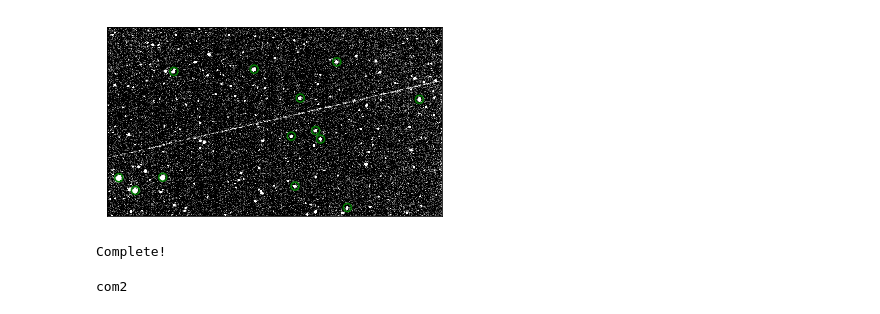
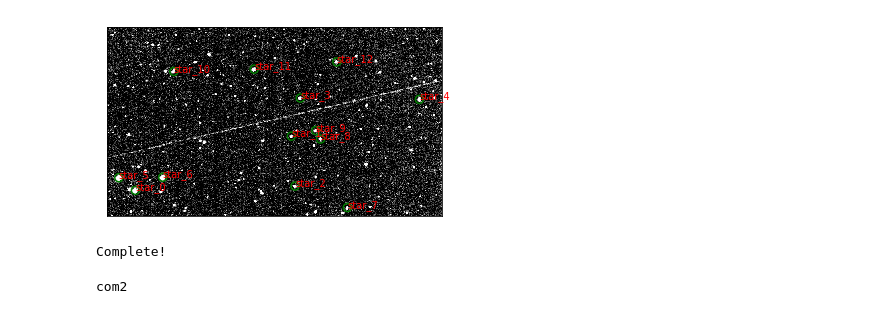
Before and after one commit to akira-hirota1994/mu-tomoe, a Jupyter notebook: photometry_redo.ipynb, the cells around one changed output. Drawn from its saved outputs; the diff is of its cells as text; code cells hidden in the pictures.

```diff
--- a/photometry_redo.ipynb
+++ b/photometry_redo.ipynb
@@ -115,10 +115,14 @@ for i in range(len(pixel_coordinates)):
     fwhm = 2*parameter[2]*(np.sqrt(2*np.log(2)))
     xx = np.linspace(xr1, xr2, 100)
     yy = gauss(xx, *parameter)
-    #ax = plt.subplot()
-    #ax.plot(xr, y, 'c.')
-    #ax.plot(xx, yy, 'r-')
-    #plt.show()
+    #star_num = i
+    #star_num = star_num.astype(np.str)
+    title = "star number_" + str(i)
+    ax = plt.subplot()
+    ax.plot(xr, y, 'c.')
+    ax.plot(xx, yy, 'r-')
+    plt.title(title)
+    plt.show()
     #file_name = star_photometry_filename[i]
     #plt.savefig(file_name)
 ##################################################################
@@ -172,36 +176,42 @@ alt = df["Beginning_height_km_"].values #[km]
 alt = alt[ID_index]
 distance = 170
 alt = np.power(alt, 2)
 distance = np.power(distance, 2)
 l = alt + distance
 l = l.astype(np.float64)
 l = np.sqrt(l)
 abs_mag = mag_vr + 10 - 5*np.log10(l)
 abs_mag_error = dispersion + 10 - 5*np.log10(l)
 ####################################################################
+clear_output()
+
+
 positions = (pixel_coordinates[:,0],pixel_coordinates[:,1])
 apertures = CircularAperture(positions, r=6.)
-rotation_angle = np.deg2rad(90-77)
-rectangular = RectangularAperture((287,153), w=600., h=20., theta=rotation_angle)
+#rotation_angle = np.deg2rad(90-77)
+#rectangular = RectangularAperture((287,153), w=600., h=20., theta=rotation_angle)
 plt.imshow(data2, cmap = 'gray', vmin = 0, vmax = 400, interpolation = 'none')
 apertures.plot(color='green', lw=1.5, alpha=5.)
+for i in range(len(pixel_coordinates)):
+    star_num = "star_" + str(i)
+    plt.text(pixel_coordinates[i,0],pixel_coordinates[i,1],star_num,color='red')
 #rectangular.plot(color='yellow', lw=0.5, alpha=5.)
 plt.tick_params(labelbottom=False,labelleft=False,bottom=False,left=False)
 plt.ylim(0, 282)
 pdf = PdfPages('test.pdf') #図をpdfに出力
 pdf.savefig()
 pdf.close()
 plt.show()
 ####################################################################
 #print mag_vr
 #clear_output()
 
 print "Complete!"
 ### aperture内に他のsourceがある場合、除く
 ### 流星の飛跡付近のマスキング
 ###
 # %% [output]
-[figure, old version]
+[figure, new version]
 Complete!
 # %%
 df = pd.read_csv("bright_sources_nside10.csv")
```
Also changed, not shown: 1 other file.
